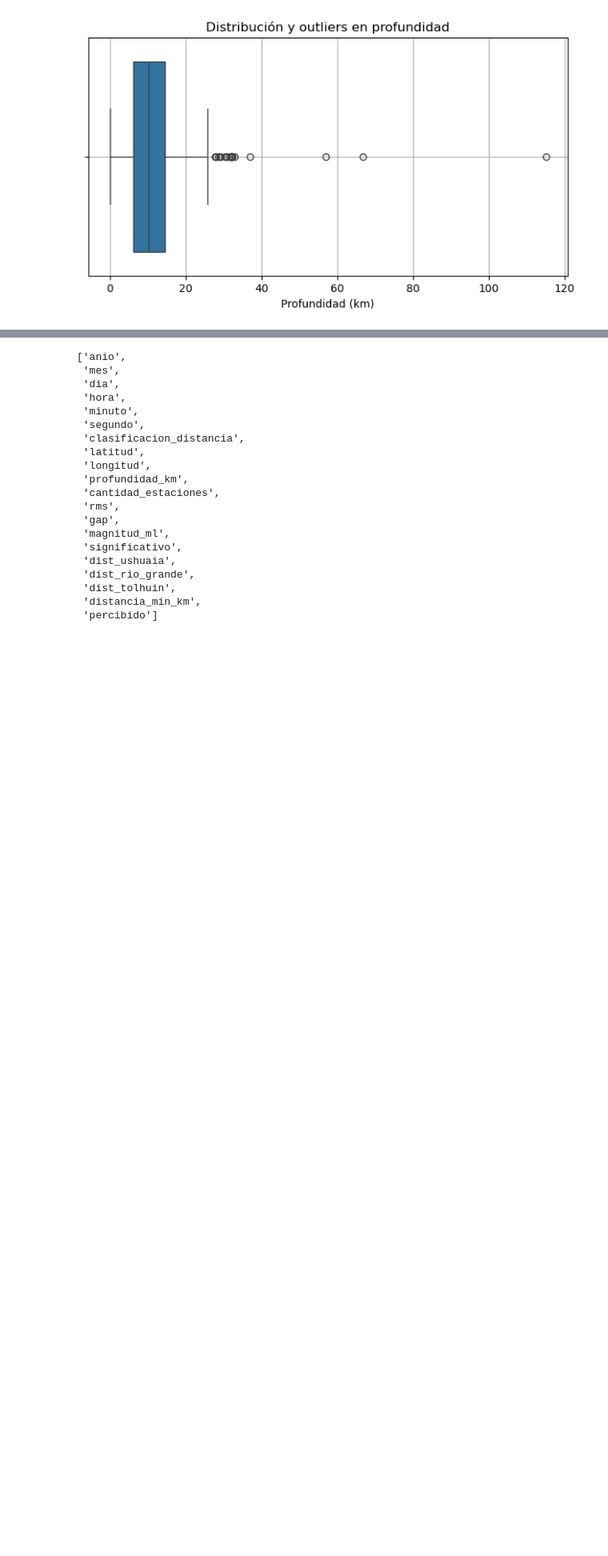
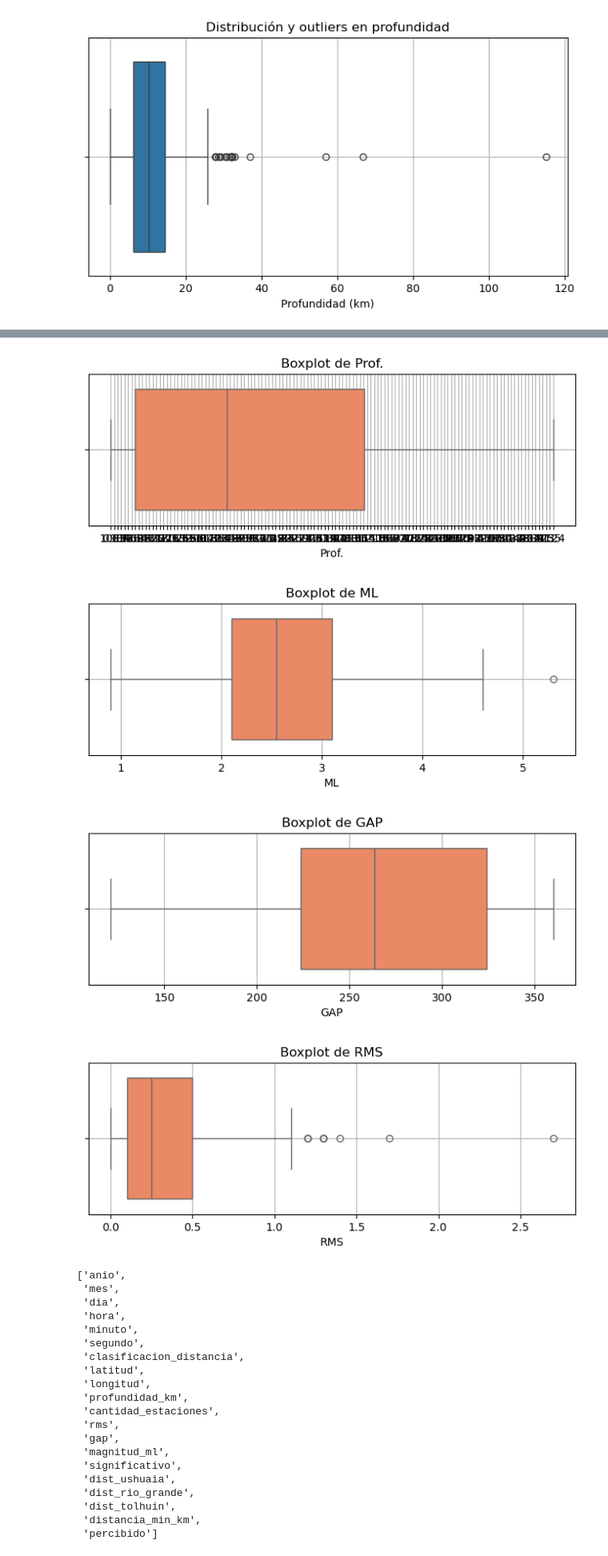
Before and after one commit to Valeria-s-v/sismos-tdf-clasificacion-ML, a Jupyter notebook: notebooks/clasificacion_sismos.ipynb, the cells around one changed output, grey strips where cells are left out. Shown at 80% size. Saved outputs shown, nothing was run; the diff lists cells and outputs as text; code cells hidden in the pictures; blank space fills up the shorter version.

```diff
--- a/notebooks/clasificacion_sismos.ipynb
+++ b/notebooks/clasificacion_sismos.ipynb
@@ -240,3 +273,19 @@ plt.show()
+# %%
+# Análisis visual de outliers con boxplots
+variables_outliers = ['Prof.', 'ML', 'GAP', 'RMS']
+# Gráfico de boxplots
+for col in variables_outliers:
+    plt.figure(figsize=(8, 2.5))
+    sns.boxplot(x=df_raw[col], color='coral')
+    plt.title(f'Boxplot de {col}')
+    plt.xlabel(col)
+    plt.grid(True)
+    plt.show()
+# %% [output]
+[figure, added]
+[figure, added]
+[figure, added]
+[figure, added]
 # %%
 # Crear copia para procesamiento
 df_prepro = df_raw.copy()
```
Also changed, not shown: parts of 3 cells of this notebook.
